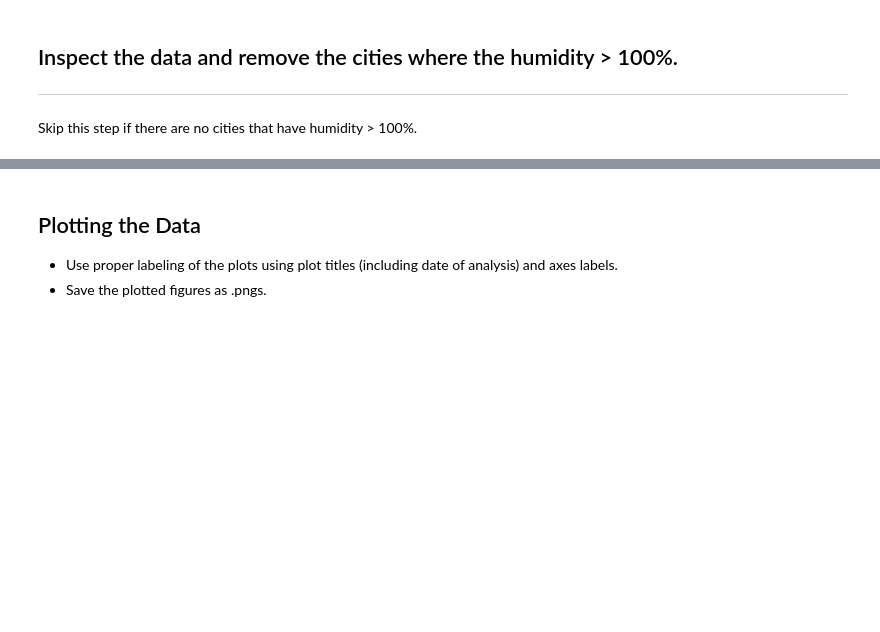
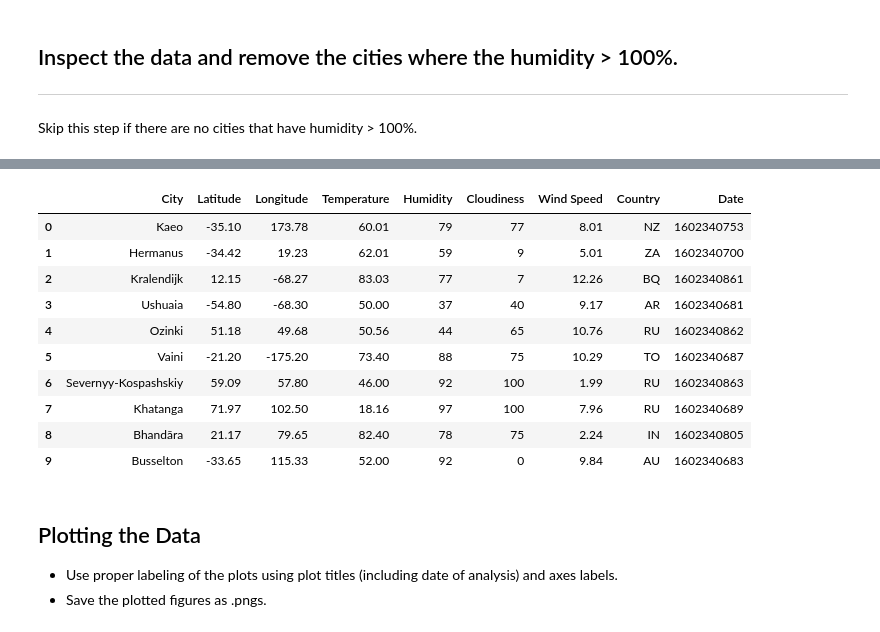
Before and after one commit to JeniLam/Python_API_Challenge, a Jupyter notebook: WeatherPy/WeatherPy.ipynb, the cells around one changed output, grey strips where cells are left out. Drawn from its saved outputs; the diff is of its cells as text; code cells hidden in the pictures; blank space fills up the shorter version.

Commit message:
Adds clean city data

```diff
--- a/WeatherPy/WeatherPy.ipynb
+++ b/WeatherPy/WeatherPy.ipynb
@@ -221,3 +209,17 @@ Int64Index([], dtype='int64')
+# %%
+city_data.head(10)
+# %% [output]
+|  | City | Latitude | Longitude | Temperature | Humidity | Cloudiness | Wind Speed | Country | Date |
+| 0 | Kaeo | -35.10 | 173.78 | 60.01 | 79 | 77 | 8.01 | NZ | 1602340753 |
+| 1 | Hermanus | -34.42 | 19.23 | 62.01 | 59 | 9 | 5.01 | ZA | 1602340700 |
+| 2 | Kralendijk | 12.15 | -68.27 | 83.03 | 77 | 7 | 12.26 | BQ | 1602340861 |
+| 3 | Ushuaia | -54.80 | -68.30 | 50.00 | 37 | 40 | 9.17 | AR | 1602340681 |
+| 4 | Ozinki | 51.18 | 49.68 | 50.56 | 44 | 65 | 10.76 | RU | 1602340862 |
+| 5 | Vaini | -21.20 | -175.20 | 73.40 | 88 | 75 | 10.29 | TO | 1602340687 |
+| 6 | Severnyy-Kospashskiy | 59.09 | 57.80 | 46.00 | 92 | 100 | 1.99 | RU | 1602340863 |
+| 7 | Khatanga | 71.97 | 102.50 | 18.16 | 97 | 100 | 7.96 | RU | 1602340689 |
+| 8 | Bhandāra | 21.17 | 79.65 | 82.40 | 78 | 75 | 2.24 | IN | 1602340805 |
+| 9 | Busselton | -33.65 | 115.33 | 52.00 | 92 | 0 | 9.84 | AU | 1602340683 |
 # %% [markdown]
 ## Plotting the Data
 * Use proper labeling of the plots using plot titles (including date of analysis) and axes labels.
```
Also changed, not shown: parts of 7 cells of this notebook.
